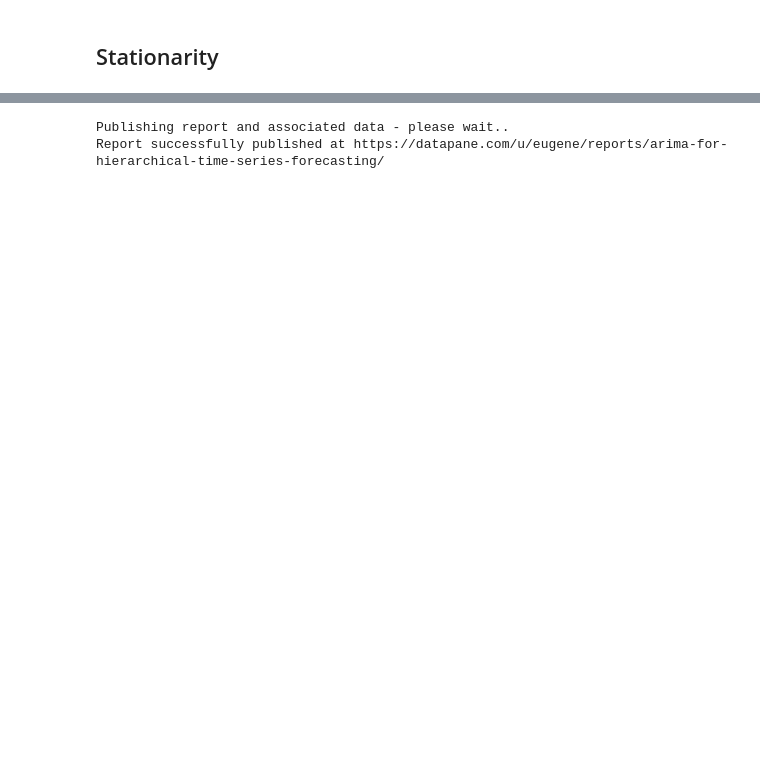
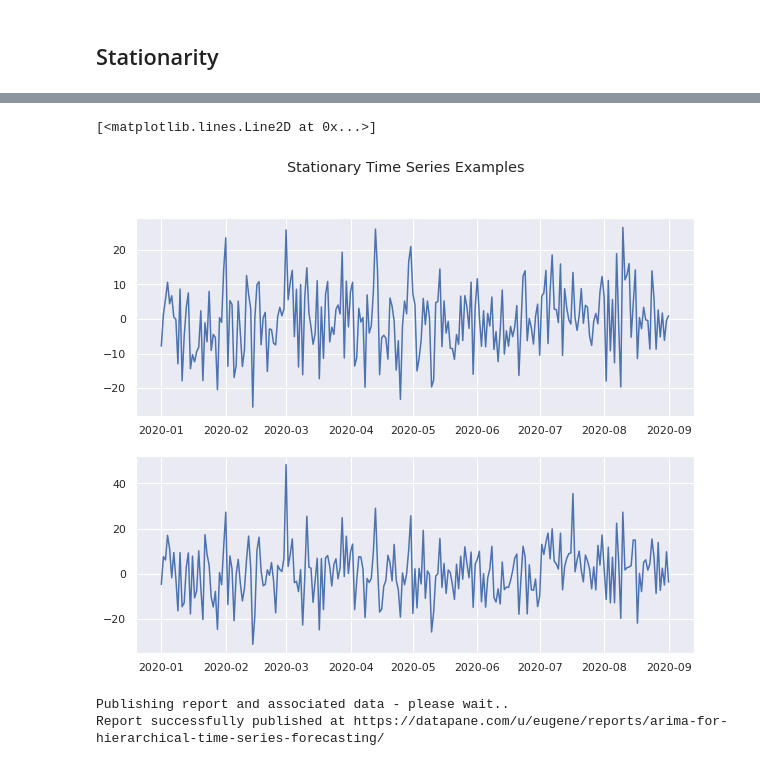
Before and after one commit to eugeneteoh/Medium-Notebooks, a Jupyter notebook: arima_hierarchical.ipynb, the cells around one changed output, grey strips where cells are left out. Saved outputs shown, nothing was run; the diff lists cells and outputs as text; code cells hidden in the pictures; blank space fills up the shorter version.

```diff
--- a/arima_hierarchical.ipynb
+++ b/arima_hierarchical.ipynb
@@ -52,2 +50,10 @@ stationary_1_plot = df_stationary_1.plot()
+# %%
+fig_stationary, ax_stationary = plt.subplots(2, figsize=(10, 8))
+fig_stationary.suptitle('Stationary Time Series Examples')
+ax_stationary[0].plot(df_stationary_1)
+ax_stationary[1].plot(df_stationary_2)
+# %% [output]
+[<matplotlib.lines.Line2D at 0x...>]
+[figure, added]
 # %%
 dp.Report(
```
Also changed, not shown: parts of 8 cells of this notebook.
